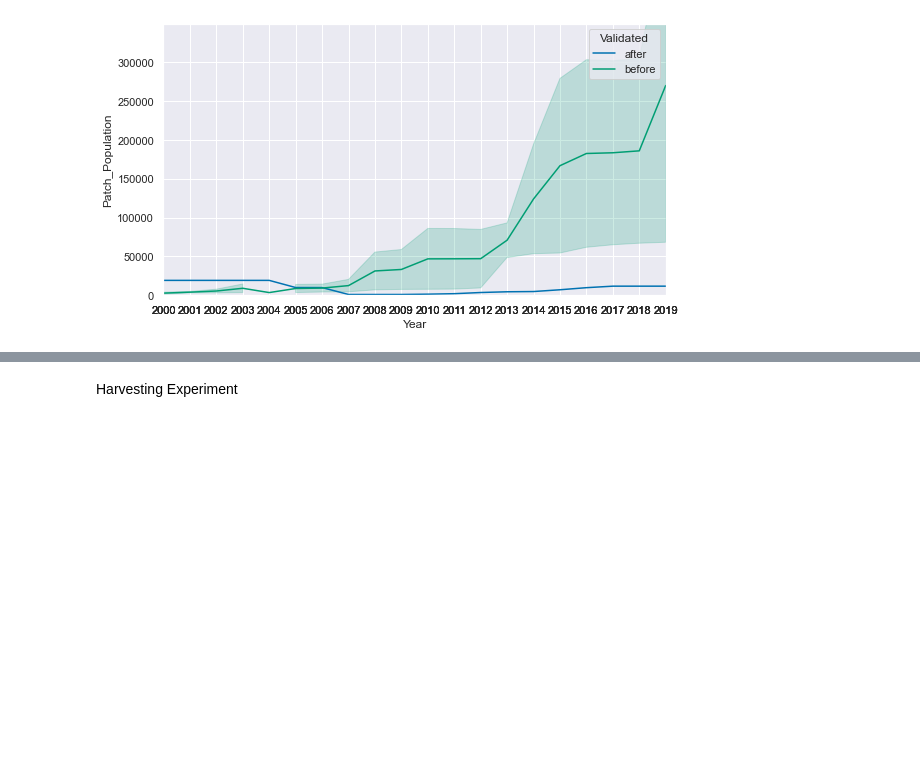
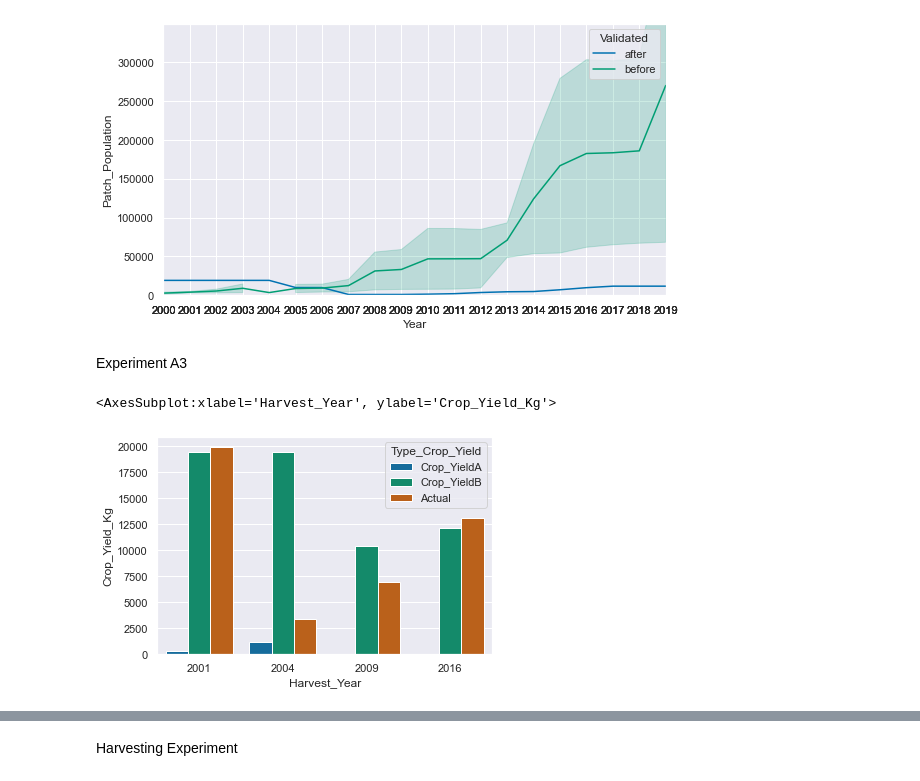
Before and after one commit to g19j1101/HoneybushModel_Results_Analysis, a Jupyter notebook: analysis.ipynb, the cells around one changed output, grey strips where cells are left out. Cells and saved outputs as stored; diff of their text form; code cells hidden in the pictures; blank space fills up the shorter version.

Commit message:
Added Experiment A3

```diff
--- a/analysis.ipynb
+++ b/analysis.ipynb
@@ -148,3 +148,11 @@ plt.ylim(0, 349946)
 plt.show()
 # %% [output]
 [figure]
+# %% [markdown]
+Experiment A3
+# %%
+entkraal = pd.read_csv("entkraal.csv")
+sns.barplot(data=entkraal, x="Harvest_Year", y="Crop_Yield_Kg", hue="Type_Crop_Yield")
+# %% [output]
+<AxesSubplot:xlabel='Harvest_Year', ylabel='Crop_Yield_Kg'>
+[figure, added]
```
Also changed, not shown: parts of 2 cells of this notebook, 6 other files.
